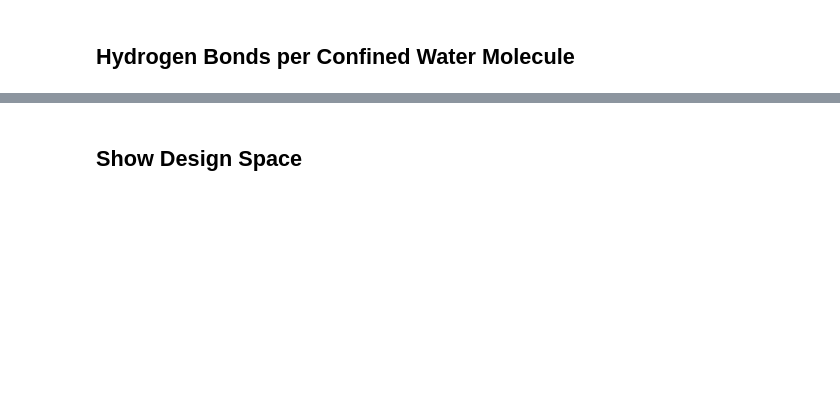
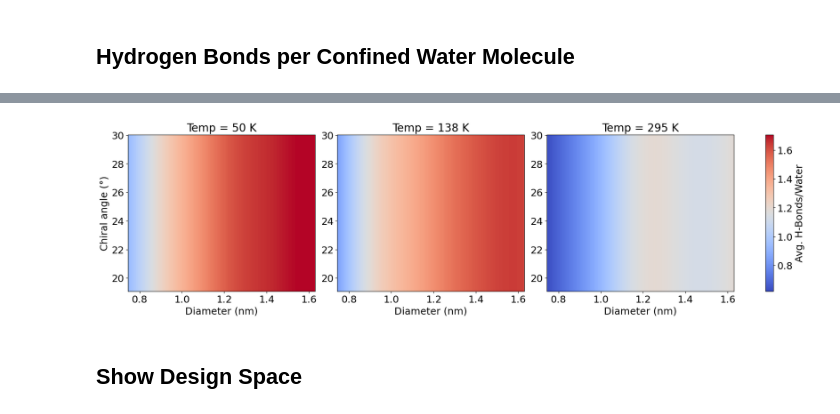
Before and after one commit to huatc/Confined-Water-CNT, a Jupyter notebook: Notebooks/Fit ML and Plotting.ipynb, the cells around one changed output, grey strips where cells are left out. Cells and saved outputs as stored; diff of their text form; code cells hidden in the pictures; blank space fills up the shorter version.

```diff
--- a/Notebooks/Fit ML and Plotting.ipynb
+++ b/Notebooks/Fit ML and Plotting.ipynb
@@ -573,13 +593,3 @@ cbar.set_ticklabels(["0", "1", "2", "3"])
-# %%
-i = 5
-fig, ax = plt.subplots(figsize=(5,5))
-plt.scatter(water_loc_lst[i][:,0], water_loc_lst[i][:,1], s=0.1, color='C3')
-plt.xlim([0.5, 2])
-plt.ylim([0.5, 2])
-plt.yticks([])
-plt.xticks([])
-#plt.title(str(filenames[i]))
-#plt.savefig('../Figures/Phase_4.png', dpi=600, bbox_inches="tight")
 # %% [markdown]
 ## Hydrogen Bonds per Confined Water Molecule
 # %%
@@ -598,11 +608,8 @@ models = {
 
     # Gaussian Process Regression (with RBF kernel)
     "GaussianProcess": GaussianProcessRegressor(
-        kernel=ConstantKernel(1.0) * RBF(length_scale=1.0),
-        alpha=1e-10,
-        normalize_y=True,
-        random_state=6
-    ),
+            kernel=ConstantKernel(1.0)*RBF([0.3, 0.3, 0.3]) + WhiteKernel(0.1),
+            normalize_y=True, random_state=6),
 
     "SVR_RBF": SVR(kernel='rbf'),
 
@@ -644,5 +651,5 @@ df_results = df_results.sort_values(by="R2", ascending=False)
 
 print(df_results)
 
-model = models['RandomForest']
+model = models['GaussianProcess']
 model.fit(X_train, y_train.flatten())
@@ -649,6 +664,6 @@ model.fit(X_train, y_train.flatten())
 # %%
 # Choose 3 temperatures to plot
-temperatures = [0, 0.5, 1]   # scaled temperatures (0–1)
+temperatures = [0, 0.25, 0.7]     # scaled temperatures (0–1)
 
 # Extract ranges from data
 diam_min, diam_max = np.min(x_data[:,0][x_data[:,2] > temperatures[0]]), np.max(x_data[:,0][x_data[:,2] > temperatures[0]])
@@ -670,35 +685,37 @@ fig, axes = plt.subplots(1, 3, figsize=(18, 5), constrained_layout=True)
 for ax, T0 in zip(axes, temperatures):
 
     # Build model input for entire grid
     grid_points = np.column_stack([
         D.ravel(),
         C.ravel(),
         np.full(D.size, T0)  # fixed temperature
     ])
 
     # Predict over grid
     preds = model.predict(grid_points).reshape(D.shape)
 
     # Plot heatmap (NO LOG SCALE)
     heatmap = ax.pcolormesh(
         D*(np.max(diameter) - np.min(diameter)) + np.min(diameter),
         C*(np.max(angle) - np.min(angle)) + np.min(angle),
         preds,
         shading='auto',
         vmin=global_min,
         vmax=global_max,     # linear normalization
         cmap='coolwarm'
     )
     #ax.scatter(diameter, angle, color='k')
     # Temperature label
-    ax.set_title(f"Temp = {int(T0*200 + 200)} K", fontsize=20)
+    ax.set_title(f"Temp = {int(np.round(T0*350) + 50)} K", fontsize=20)
     ax.set_xlabel("Diameter (nm)")
     if T0 == 0:
         ax.set_ylabel("Chiral angle (°)")
 
 # Shared colorbar
 cbar = fig.colorbar(heatmap, ax=axes.ravel().tolist(), label="Avg. H-Bonds/Water")
-# plt.savefig('../Figures/HBonds.png', dpi=600, bbox_inches="tight")
+plt.savefig('../Figures/HBonds.png', dpi=600, bbox_inches="tight")
+# %% [output]
+[figure, added]
 # %% [markdown]
 ## Show Design Space
 # %%
```
Also changed, not shown: parts of 28 cells of this notebook, 6 other files.
